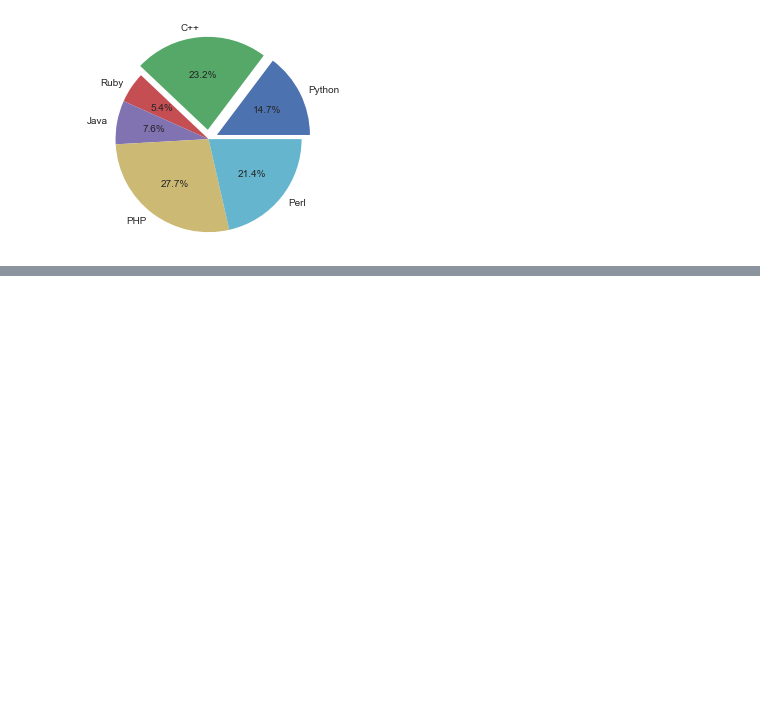
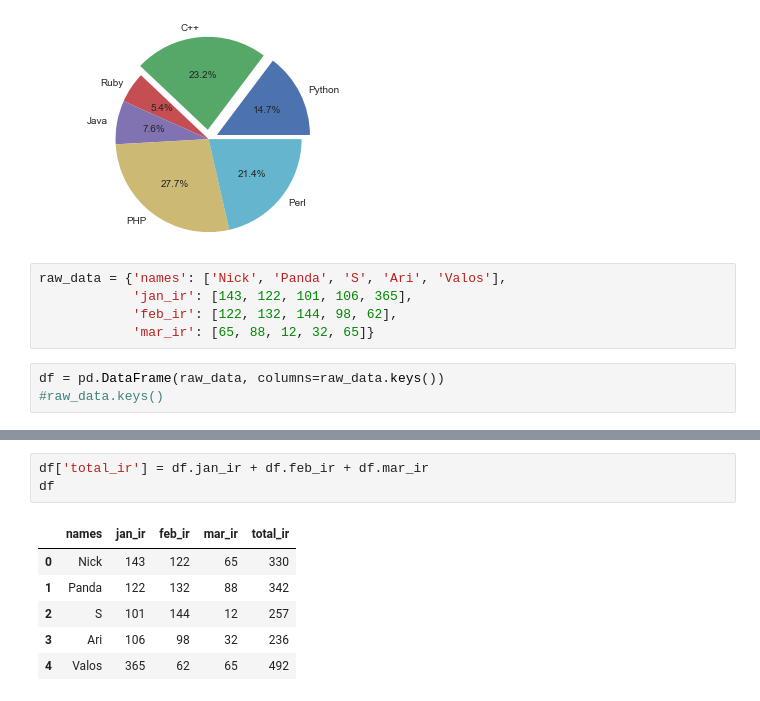
Before and after one commit to jhonasttan/pythonBegToAdClass, a Jupyter notebook: sect14-project9-DataVisiualization/mainNoteBook.ipynb, the cells around one changed output, grey strips where cells are left out. Drawn from its saved outputs; the diff is of its cells as text; blank space fills up the shorter version.

Commit message:
Sect: 14 - Project #9 - Data Visualization - 135. Letting Pandas make data simpler
Signed-off-by: jhonasttan <jhonasttan@gmail.com>

```diff
--- a/sect14-project9-DataVisiualization/mainNoteBook.ipynb
+++ b/sect14-project9-DataVisiualization/mainNoteBook.ipynb
@@ -142,3 +142,11 @@ plt.axis('equal')
 plt.show()
 # %% [output]
 [figure]
+# %%
+raw_data = {'names': ['Nick', 'Panda', 'S', 'Ari', 'Valos'],
+            'jan_ir': [143, 122, 101, 106, 365],
+            'feb_ir': [122, 132, 144, 98, 62],
+            'mar_ir': [65, 88, 12, 32, 65]}
+# %%
+df = pd.DataFrame(raw_data, columns=raw_data.keys())
+#raw_data.keys()
@@ -144,0 +162,10 @@ plt.show()
+# %%
+df['total_ir'] = df.jan_ir + df.feb_ir + df.mar_ir
+df
+# %% [output]
+|  | names | jan_ir | feb_ir | mar_ir | total_ir |
+| 0 | Nick | 143 | 122 | 65 | 330 |
+| 1 | Panda | 122 | 132 | 88 | 342 |
+| 2 | S | 101 | 144 | 12 | 257 |
+| 3 | Ari | 106 | 98 | 32 | 236 |
+| 4 | Valos | 365 | 62 | 65 | 492 |
```
Also changed, not shown: parts of 1 cell of this notebook, 1 other file.
